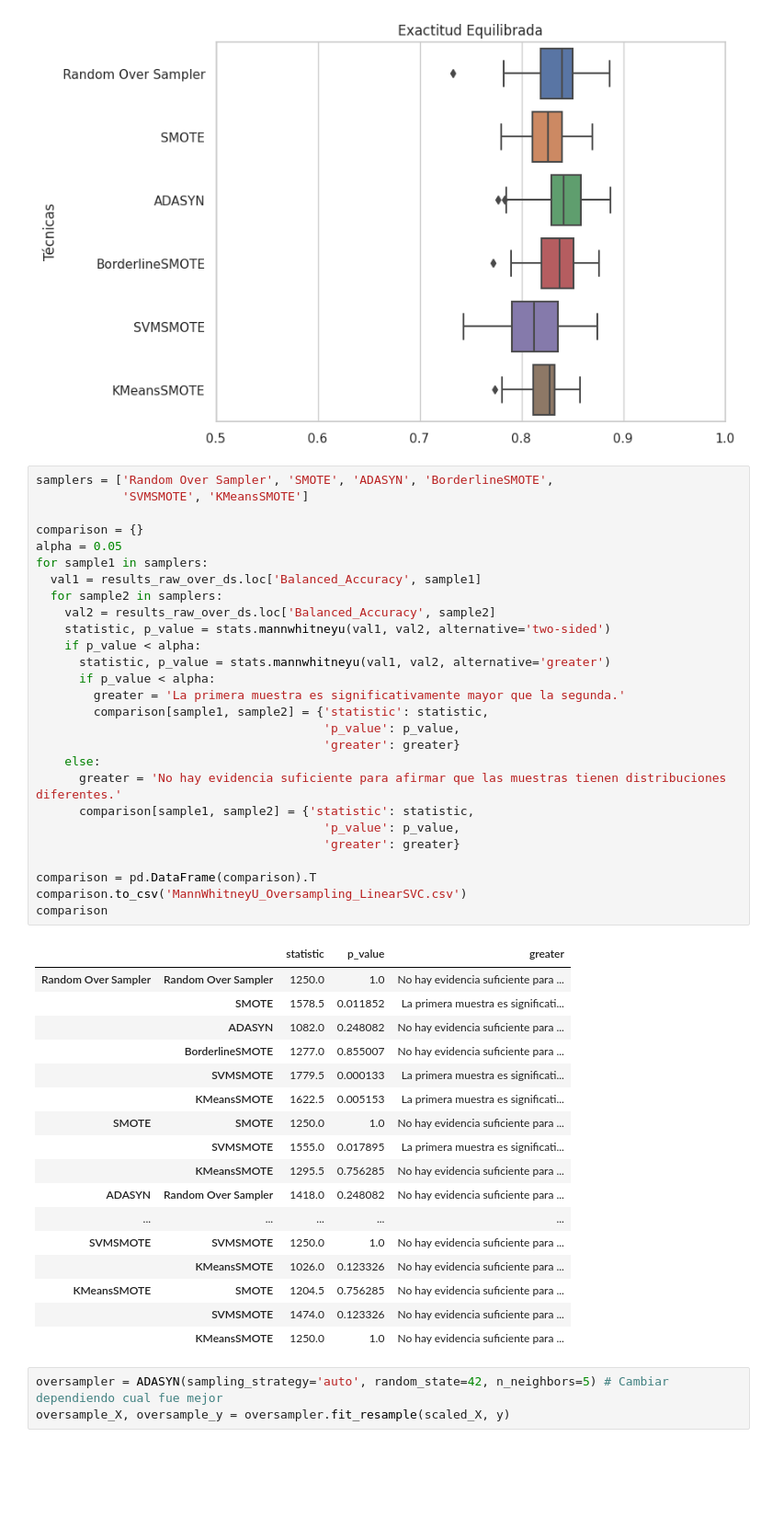
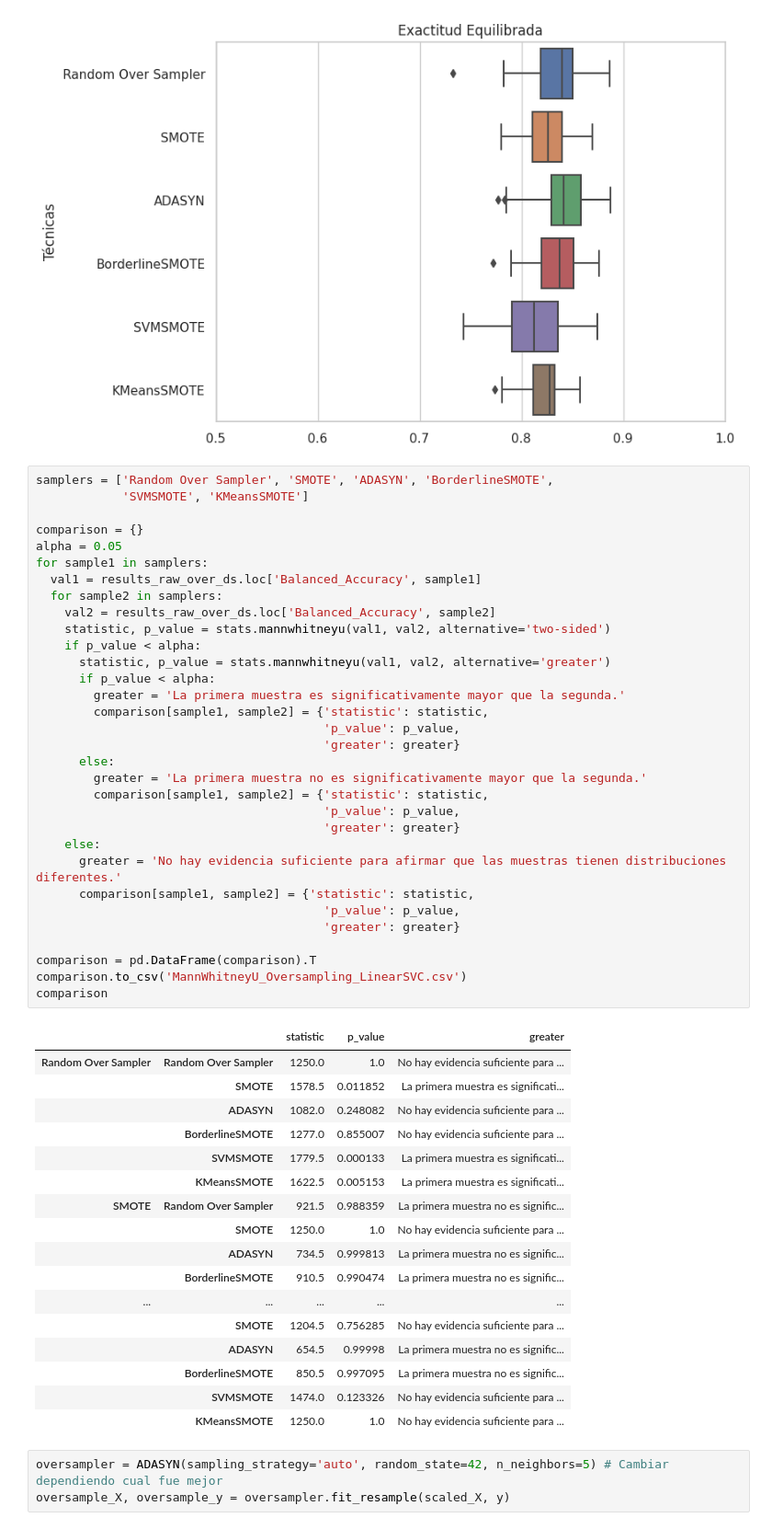
Before and after one commit to OsirisEscaL/Parkinson_Project, a Jupyter notebook: LinearSVC_Parkinson_HeredetaryAtaxias.ipynb, the cells around one changed output. Shown at 92% size. Saved outputs shown, nothing was run; the diff lists cells and outputs as text; blank space fills up the shorter version.

```diff
--- a/LinearSVC_Parkinson_HeredetaryAtaxias.ipynb
+++ b/LinearSVC_Parkinson_HeredetaryAtaxias.ipynb
@@ -227,41 +227,46 @@ comparison = {}
 alpha = 0.05
 for sample1 in samplers:
   val1 = results_raw_over_ds.loc['Balanced_Accuracy', sample1]
   for sample2 in samplers:
     val2 = results_raw_over_ds.loc['Balanced_Accuracy', sample2]
     statistic, p_value = stats.mannwhitneyu(val1, val2, alternative='two-sided')
     if p_value < alpha:
       statistic, p_value = stats.mannwhitneyu(val1, val2, alternative='greater')
       if p_value < alpha:
         greater = 'La primera muestra es significativamente mayor que la segunda.'
         comparison[sample1, sample2] = {'statistic': statistic,
                                         'p_value': p_value,
                                         'greater': greater}
+      else:
+        greater = 'La primera muestra no es significativamente mayor que la segunda.'
+        comparison[sample1, sample2] = {'statistic': statistic,
+                                        'p_value': p_value,
+                                        'greater': greater}
     else:
       greater = 'No hay evidencia suficiente para afirmar que las muestras tienen distribuciones diferentes.'
       comparison[sample1, sample2] = {'statistic': statistic,
                                         'p_value': p_value,
                                         'greater': greater}
 
 comparison = pd.DataFrame(comparison).T
 comparison.to_csv('MannWhitneyU_Oversampling_LinearSVC.csv')
 comparison
 # %% [output]
 |  |  | statistic | p_value | greater |
 | Random Over Sampler | Random Over Sampler | 1250.0 | 1.0 | No hay evidencia suficiente para ... |
 |  | SMOTE | 1578.5 | 0.011852 | La primera muestra es significati... |
 |  | ADASYN | 1082.0 | 0.248082 | No hay evidencia suficiente para ... |
 |  | BorderlineSMOTE | 1277.0 | 0.855007 | No hay evidencia suficiente para ... |
 |  | SVMSMOTE | 1779.5 | 0.000133 | La primera muestra es significati... |
 |  | KMeansSMOTE | 1622.5 | 0.005153 | La primera muestra es significati... |
-| SMOTE | SMOTE | 1250.0 | 1.0 | No hay evidencia suficiente para ... |
-|  | SVMSMOTE | 1555.0 | 0.017895 | La primera muestra es significati... |
-|  | KMeansSMOTE | 1295.5 | 0.756285 | No hay evidencia suficiente para ... |
-| ADASYN | Random Over Sampler | 1418.0 | 0.248082 | No hay evidencia suficiente para ... |
+| SMOTE | Random Over Sampler | 921.5 | 0.988359 | La primera muestra no es signific... |
+|  | SMOTE | 1250.0 | 1.0 | No hay evidencia suficiente para ... |
+|  | ADASYN | 734.5 | 0.999813 | La primera muestra no es signific... |
+|  | BorderlineSMOTE | 910.5 | 0.990474 | La primera muestra no es signific... |
 | ... | ... | ... | ... | ... |
-| SVMSMOTE | SVMSMOTE | 1250.0 | 1.0 | No hay evidencia suficiente para ... |
-|  | KMeansSMOTE | 1026.0 | 0.123326 | No hay evidencia suficiente para ... |
-| KMeansSMOTE | SMOTE | 1204.5 | 0.756285 | No hay evidencia suficiente para ... |
+|  | SMOTE | 1204.5 | 0.756285 | No hay evidencia suficiente para ... |
+|  | ADASYN | 654.5 | 0.99998 | La primera muestra no es signific... |
+|  | BorderlineSMOTE | 850.5 | 0.997095 | La primera muestra no es signific... |
 |  | SVMSMOTE | 1474.0 | 0.123326 | No hay evidencia suficiente para ... |
 |  | KMeansSMOTE | 1250.0 | 1.0 | No hay evidencia suficiente para ... |
 # %%
```
Also changed, not shown: parts of 7 cells of this notebook.
